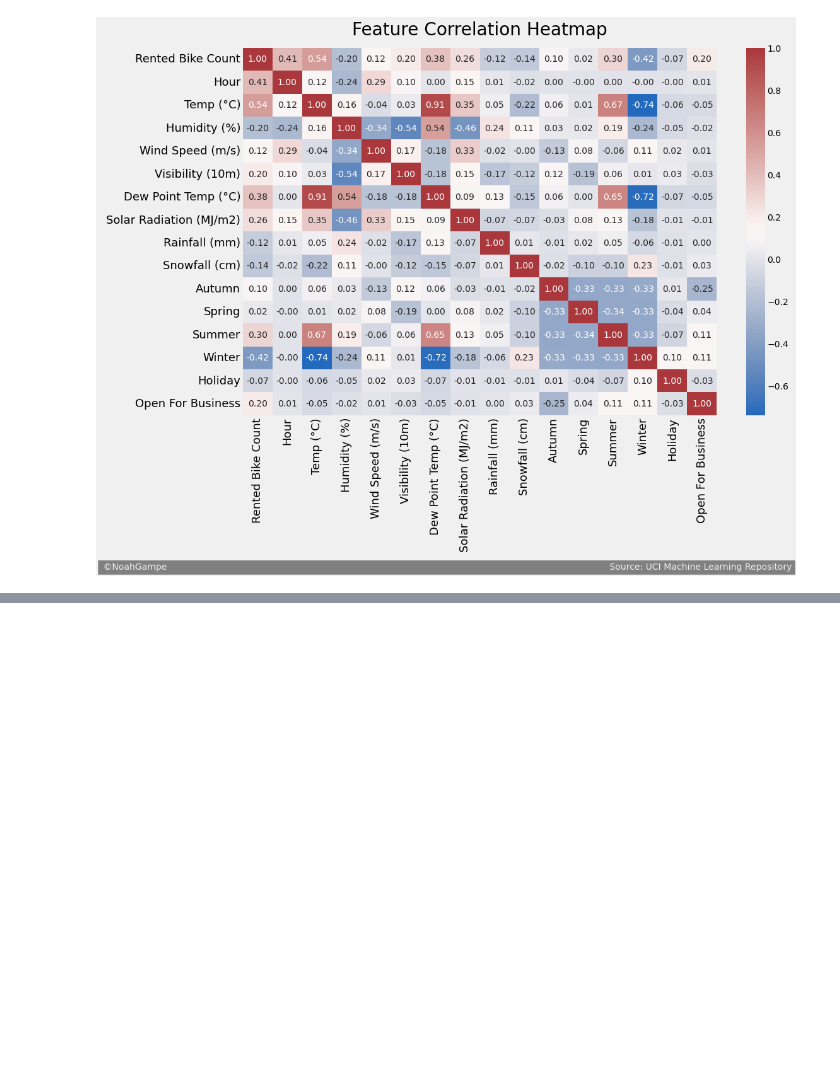
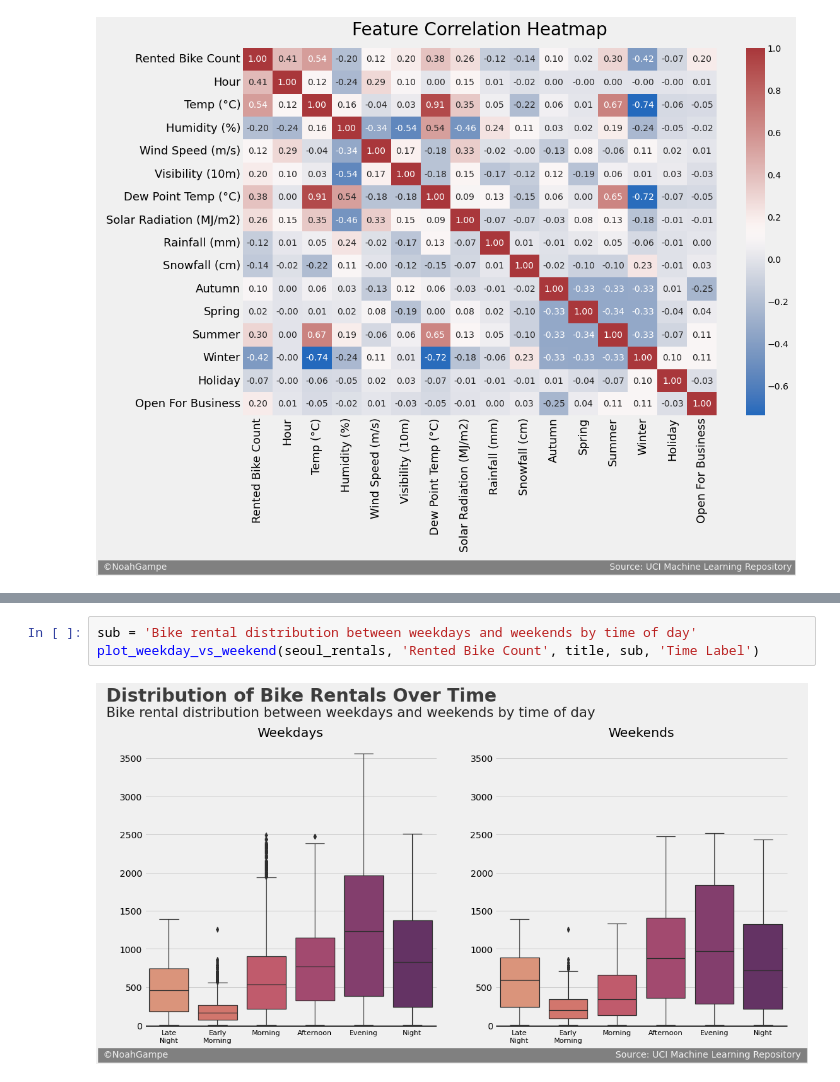
Before and after one commit to noah-kg/predicting-seoul-bike-rentals, a Jupyter notebook: Seoul Bike Rentals.ipynb, the cells around one changed output, grey strips where cells are left out. Drawn from its saved outputs; the diff is of its cells as text; blank space fills up the shorter version.

```diff
--- a/Seoul Bike Rentals.ipynb
+++ b/Seoul Bike Rentals.ipynb
@@ -284,0 +482,5 @@ We can see from our heatmap (coincidentally using the same colors as the [Korean
+# %%
+sub = 'Bike rental distribution between weekdays and weekends by time of day'
+plot_weekday_vs_weekend(seoul_rentals, 'Rented Bike Count', title, sub, 'Time Label')
+# %% [output]
+[figure, added]
```
Also changed, not shown: parts of 9 cells of this notebook.
